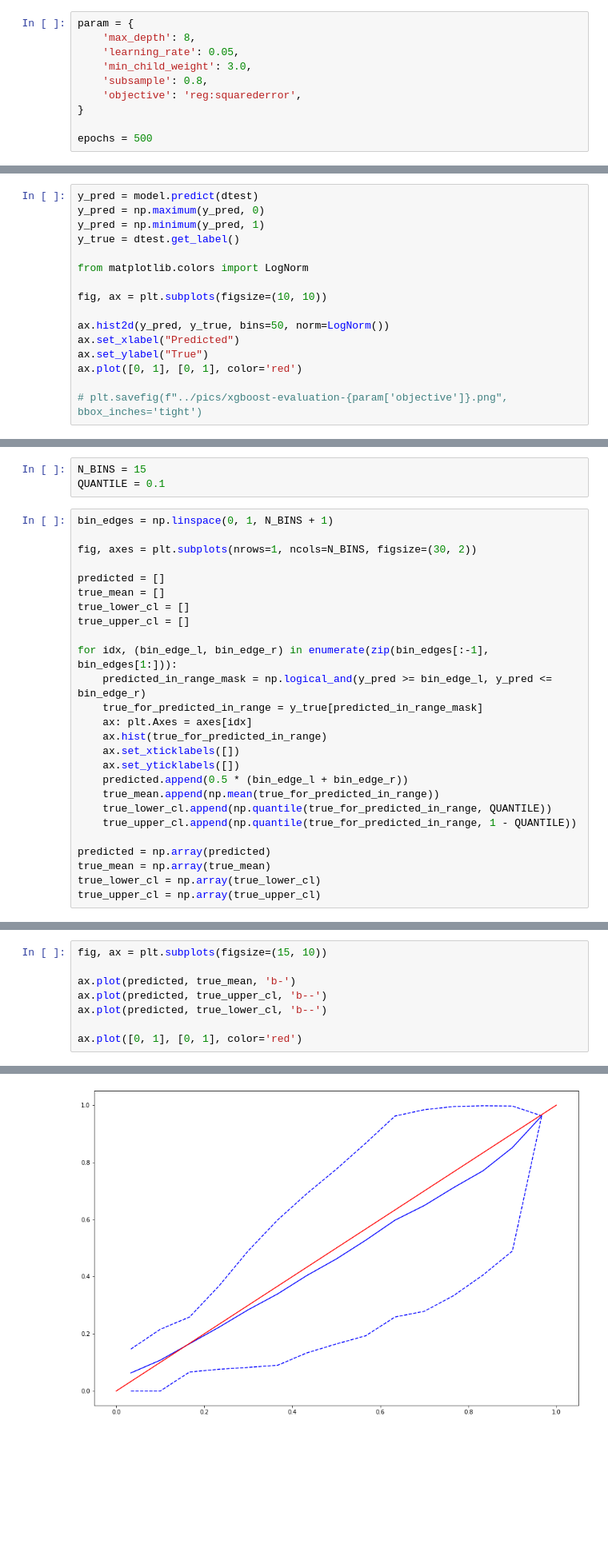
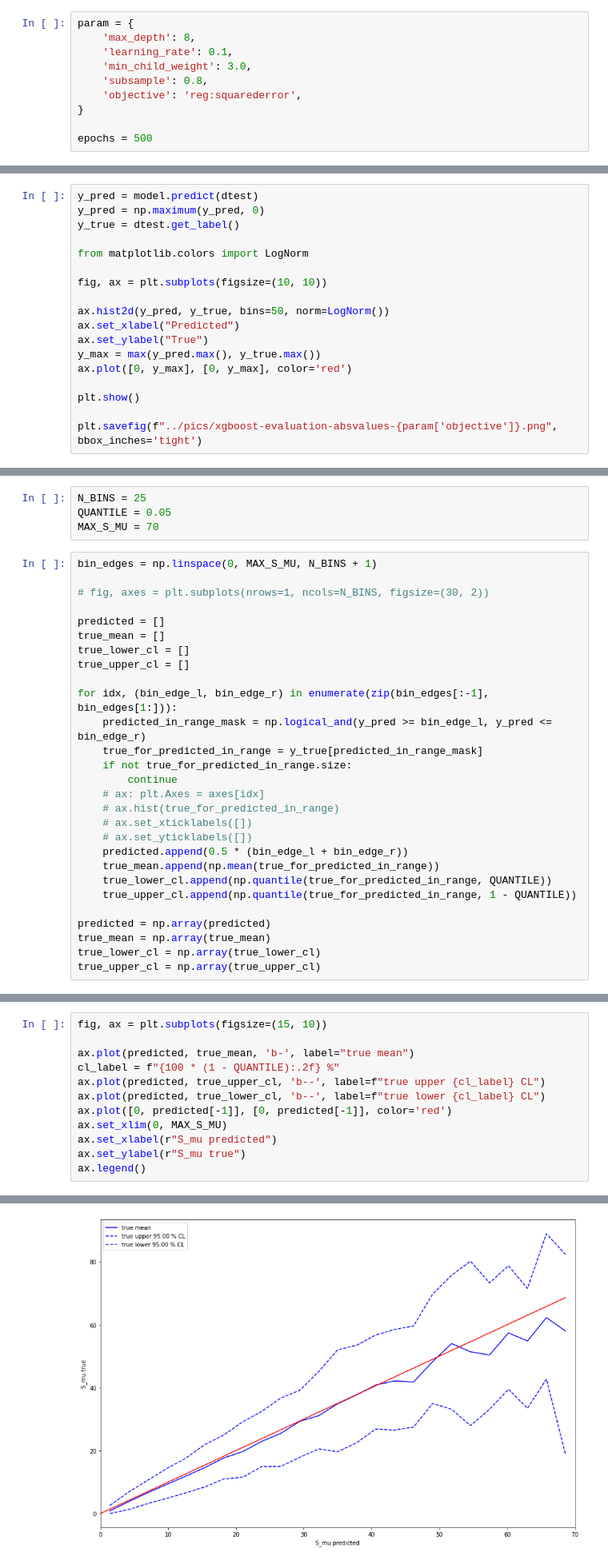
Before and after one commit to nj-vs-vh/ta-muon-puzzle, a Jupyter notebook: notebooks/xgboost-regressor-training.ipynb, the cells around one changed output, grey strips where cells are left out. Shown at 80% size. Cells and saved outputs as stored; diff of their text form; blank space fills up the shorter version.

```diff
--- a/notebooks/xgboost-regressor-training.ipynb
+++ b/notebooks/xgboost-regressor-training.ipynb
@@ -48,7 +23,7 @@ dtest = xgb.DMatrix(X_test, label=y_test, weight=np.array([calculate_weight(y_)
 # %%
 param = {
     'max_depth': 8,
-    'learning_rate': 0.05,
+    'learning_rate': 0.1,
     'min_child_weight': 3.0,
     'subsample': 0.8,
     'objective': 'reg:squarederror',
@@ -78,7 +56,6 @@ model = xgb.train(param, dtrain, num_boost_round=epochs, evals=[(dtest, 'test')]
 # %%
 y_pred = model.predict(dtest)
 y_pred = np.maximum(y_pred, 0)
-y_pred = np.minimum(y_pred, 1)
 y_true = dtest.get_label()
 
 from matplotlib.colors import LogNorm
@@ -88,7 +65,10 @@ fig, ax = plt.subplots(figsize=(10, 10))
 ax.hist2d(y_pred, y_true, bins=50, norm=LogNorm())
 ax.set_xlabel("Predicted")
 ax.set_ylabel("True")
-ax.plot([0, 1], [0, 1], color='red')
+y_max = max(y_pred.max(), y_true.max())
+ax.plot([0, y_max], [0, y_max], color='red')
 
-# plt.savefig(f"../pics/xgboost-evaluation-{param['objective']}.png", bbox_inches='tight')
+plt.show()
+
+plt.savefig(f"../pics/xgboost-evaluation-absvalues-{param['objective']}.png", bbox_inches='tight')
 # %% [output]
@@ -97,12 +77,13 @@ ax.plot([0, 1], [0, 1], color='red')
 # %% [markdown]
 # Prediction error
 # %%
-N_BINS = 15
-QUANTILE = 0.1
+N_BINS = 25
+QUANTILE = 0.05
+MAX_S_MU = 70
 # %%
-bin_edges = np.linspace(0, 1, N_BINS + 1)
+bin_edges = np.linspace(0, MAX_S_MU, N_BINS + 1)
 
-fig, axes = plt.subplots(nrows=1, ncols=N_BINS, figsize=(30, 2))
+# fig, axes = plt.subplots(nrows=1, ncols=N_BINS, figsize=(30, 2))
 
 predicted = []
 true_mean = []
@@ -112,10 +93,12 @@ true_upper_cl = []
 for idx, (bin_edge_l, bin_edge_r) in enumerate(zip(bin_edges[:-1], bin_edges[1:])):
     predicted_in_range_mask = np.logical_and(y_pred >= bin_edge_l, y_pred <= bin_edge_r)
     true_for_predicted_in_range = y_true[predicted_in_range_mask]
-    ax: plt.Axes = axes[idx]
-    ax.hist(true_for_predicted_in_range)
-    ax.set_xticklabels([])
-    ax.set_yticklabels([])
+    if not true_for_predicted_in_range.size:
+        continue
+    # ax: plt.Axes = axes[idx]
+    # ax.hist(true_for_predicted_in_range)
+    # ax.set_xticklabels([])
+    # ax.set_yticklabels([])
     predicted.append(0.5 * (bin_edge_l + bin_edge_r))
     true_mean.append(np.mean(true_for_predicted_in_range))
     true_lower_cl.append(np.quantile(true_for_predicted_in_range, QUANTILE))
@@ -130,9 +111,13 @@ true_upper_cl = np.array(true_upper_cl)
 # %%
 fig, ax = plt.subplots(figsize=(15, 10))
 
-ax.plot(predicted, true_mean, 'b-')
-ax.plot(predicted, true_upper_cl, 'b--')
-ax.plot(predicted, true_lower_cl, 'b--')
-
-ax.plot([0, 1], [0, 1], color='red')
+ax.plot(predicted, true_mean, 'b-', label="true mean")
+cl_label = f"{100 * (1 - QUANTILE):.2f} %"
+ax.plot(predicted, true_upper_cl, 'b--', label=f"true upper {cl_label} CL")
+ax.plot(predicted, true_lower_cl, 'b--', label=f"true lower {cl_label} CL")
+ax.plot([0, predicted[-1]], [0, predicted[-1]], color='red')
+ax.set_xlim(0, MAX_S_MU)
+ax.set_xlabel(r"S_mu predicted")
+ax.set_ylabel(r"S_mu true")
+ax.legend()
 # %% [output]
@@ -140 +125 @@ ax.plot([0, 1], [0, 1], color='red')
-[figure, old version]
+[figure, new version]
```
Also changed, not shown: parts of 11 cells of this notebook, 3 other files.
